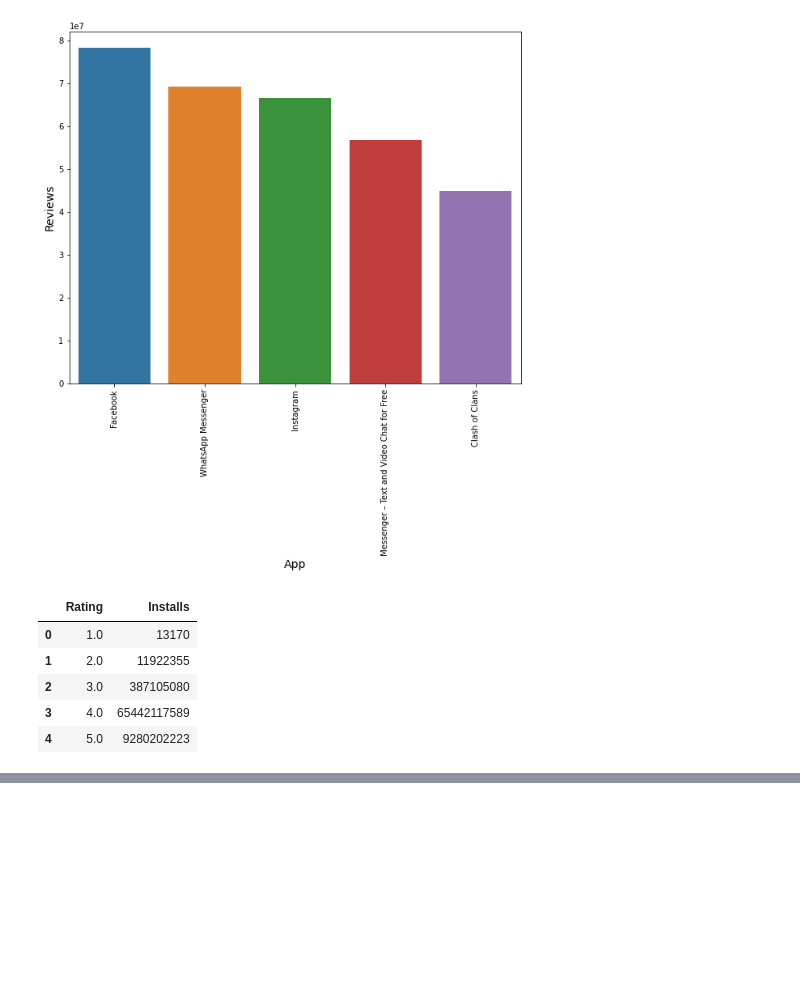
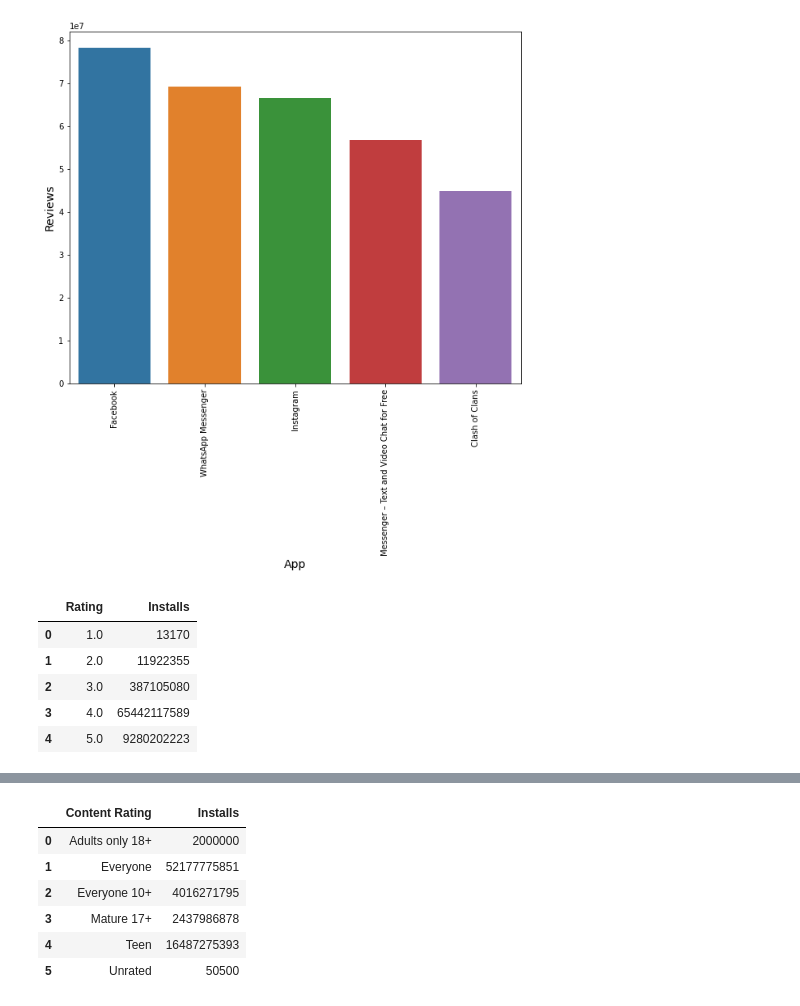
Before and after one commit to Shubham5787/EDA-on-Playstore-Dataset, a Jupyter notebook: EDA_Playstore.ipynb, the cells around one changed output, grey strips where cells are left out. Cells and saved outputs as stored; diff of their text form; code cells hidden in the pictures; blank space fills up the shorter version.

```diff
--- a/EDA_Playstore.ipynb
+++ b/EDA_Playstore.ipynb
@@ -527,0 +554,11 @@ rating_install
+# %%
+acc_to_content = pd.DataFrame(df.groupby('Content Rating' , as_index= False)['Installs'].sum())
+acc_to_content
+# %% [output]
+|  | Content Rating | Installs |
+| 0 | Adults only 18+ | 2000000 |
+| 1 | Everyone | 52177775851 |
+| 2 | Everyone 10+ | 4016271795 |
+| 3 | Mature 17+ | 2437986878 |
+| 4 | Teen | 16487275393 |
+| 5 | Unrated | 50500 |
```
Also changed, not shown: parts of 10 cells of this notebook.
